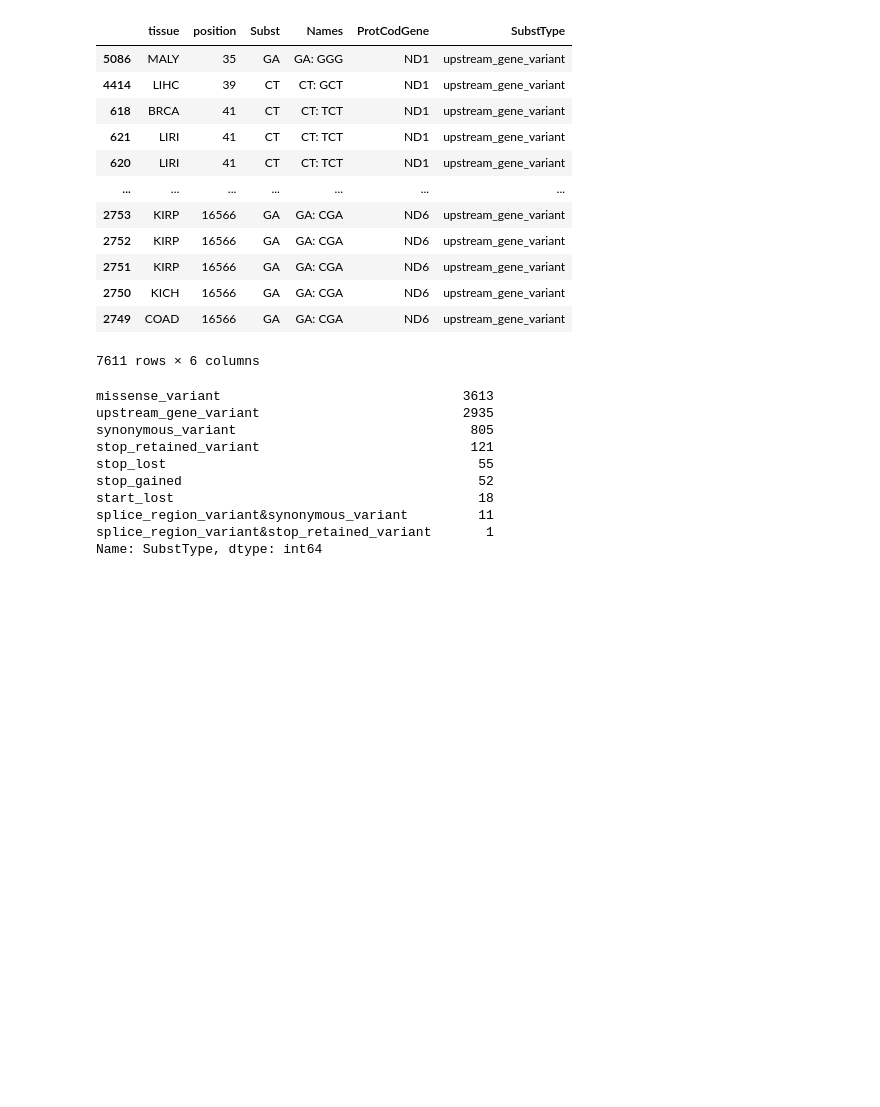
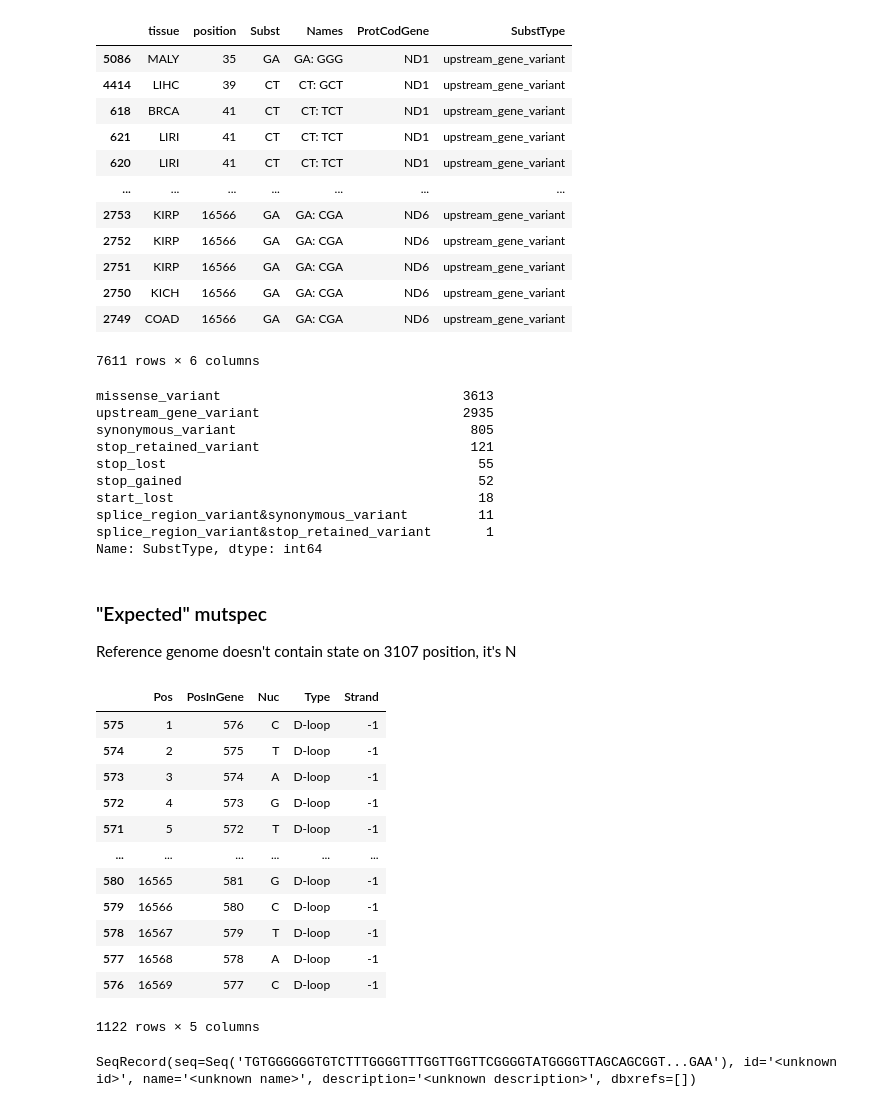
Before and after one commit to mitoclub/Signatures, a Jupyter notebook: notebooks/cancer_EDA.ipynb, the cells around one changed output. Saved outputs shown, nothing was run; the diff lists cells and outputs as text; code cells hidden in the pictures; blank space fills up the shorter version.

```diff
--- a/notebooks/cancer_EDA.ipynb
+++ b/notebooks/cancer_EDA.ipynb
@@ -110,3 +124,7 @@ start_lost                                       18
 splice_region_variant&synonymous_variant         11
 splice_region_variant&stop_retained_variant       1
 Name: SubstType, dtype: int64
+# %% [markdown]
+### "Expected" mutspec
+
+Reference genome doesn't contain state on 3107 position, it's N
@@ -112,0 +216,5 @@ Name: SubstType, dtype: int64
+# %%
+path_to_gb = "../data/external/NC_012920.1.gb"
+gb_file = next(SeqIO.parse(path_to_gb, "genbank"))
+# for rec in gb_file:
+#     print(repr(rec))
@@ -112,0 +274,21 @@ Name: SubstType, dtype: int64
+# %%
+pd.DataFrame(data).sort_values("Pos")
+# %% [output]
+|  | Pos | PosInGene | Nuc | Type | Strand |
+| 575 | 1 | 576 | C | D-loop | -1 |
+| 574 | 2 | 575 | T | D-loop | -1 |
+| 573 | 3 | 574 | A | D-loop | -1 |
+| 572 | 4 | 573 | G | D-loop | -1 |
+| 571 | 5 | 572 | T | D-loop | -1 |
+| ... | ... | ... | ... | ... | ... |
+| 580 | 16565 | 581 | G | D-loop | -1 |
+| 579 | 16566 | 580 | C | D-loop | -1 |
+| 578 | 16567 | 579 | T | D-loop | -1 |
+| 577 | 16568 | 578 | A | D-loop | -1 |
+| 576 | 16569 | 577 | C | D-loop | -1 |
+1122 rows × 5 columns
+# %%
+gene = ftr.extract(gb_file)
+gene
+# %% [output]
+SeqRecord(seq=Seq('TGTGGGGGGTGTCTTTGGGGTTTGGTTGGTTCGGGGTATGGGGTTAGCAGCGGT...GAA'), id='<unknown id>', name='<unknown name>', description='<unknown description>', dbxrefs=[])
```
Also changed, not shown: parts of 20 cells of this notebook, 2 other files.
